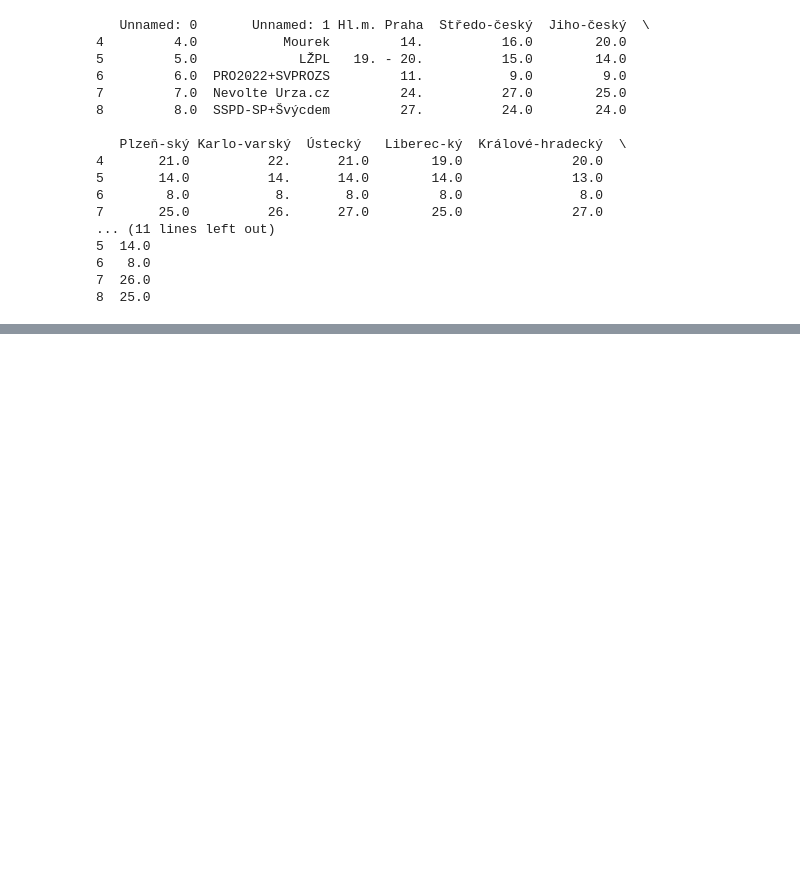
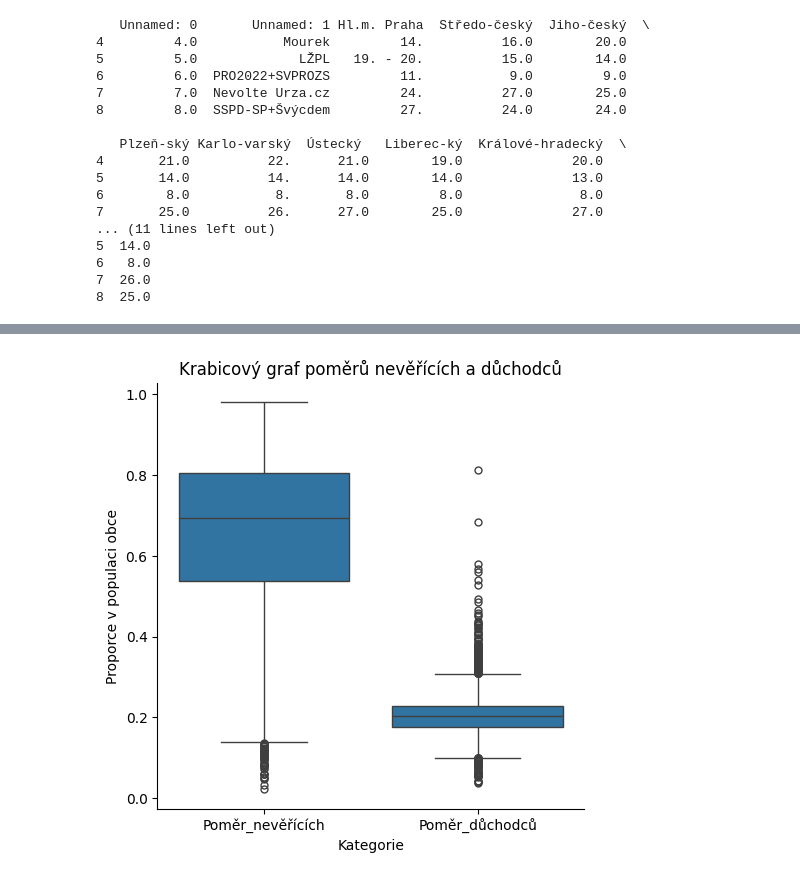
Before and after one commit to Merhern/Bakalarska_Prace, a Jupyter notebook: csu.ipynb, the cells around one changed output, grey strips where cells are left out. Saved outputs shown, nothing was run; the diff lists cells and outputs as text; code cells hidden in the pictures; blank space fills up the shorter version.

```diff
--- a/csu.ipynb
+++ b/csu.ipynb
@@ -28,0 +260,15 @@ print(data.head())
+# %%
+import pandas as pd
+import seaborn as sns
+import matplotlib.pyplot as plt
+
+vira_vek_transformed = vira_vek.reset_index().melt(id_vars="uzemi_kod", var_name="Kategorie", value_name="Poměr")
+
+sns.catplot(data=vira_vek_transformed, x="Kategorie", y="Poměr", kind="box")
+
+plt.title("Krabicový graf poměrů nevěřících a důchodců")
+plt.xlabel("Kategorie")
+plt.ylabel("Proporce v populaci obce")
+plt.show()
+# %% [output]
+[figure, added]
```
Also changed, not shown: parts of 28 cells of this notebook, 12 other files.
